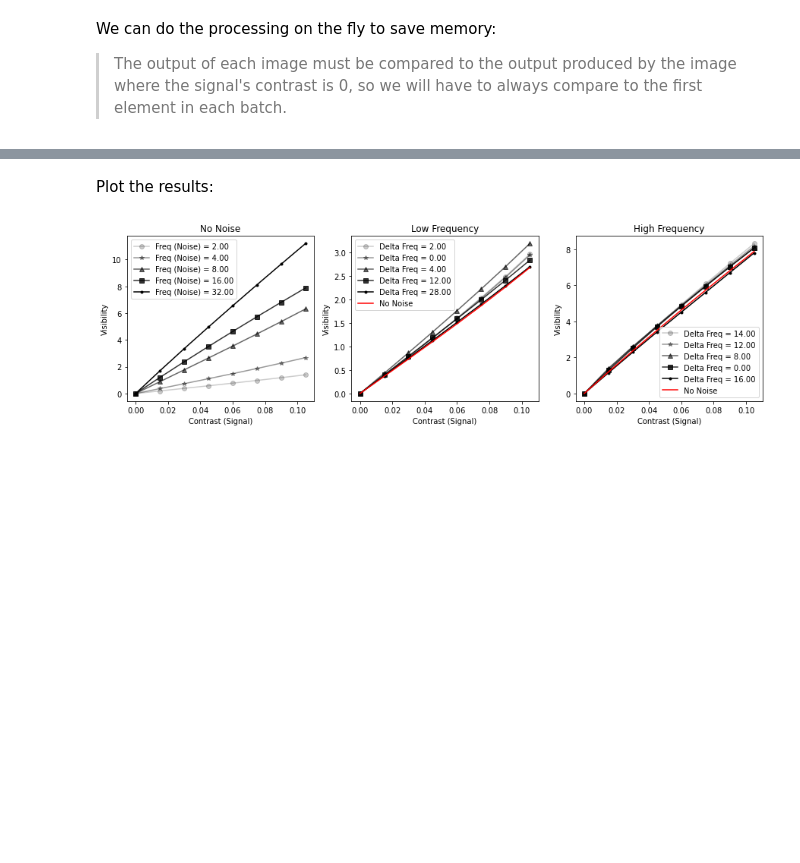
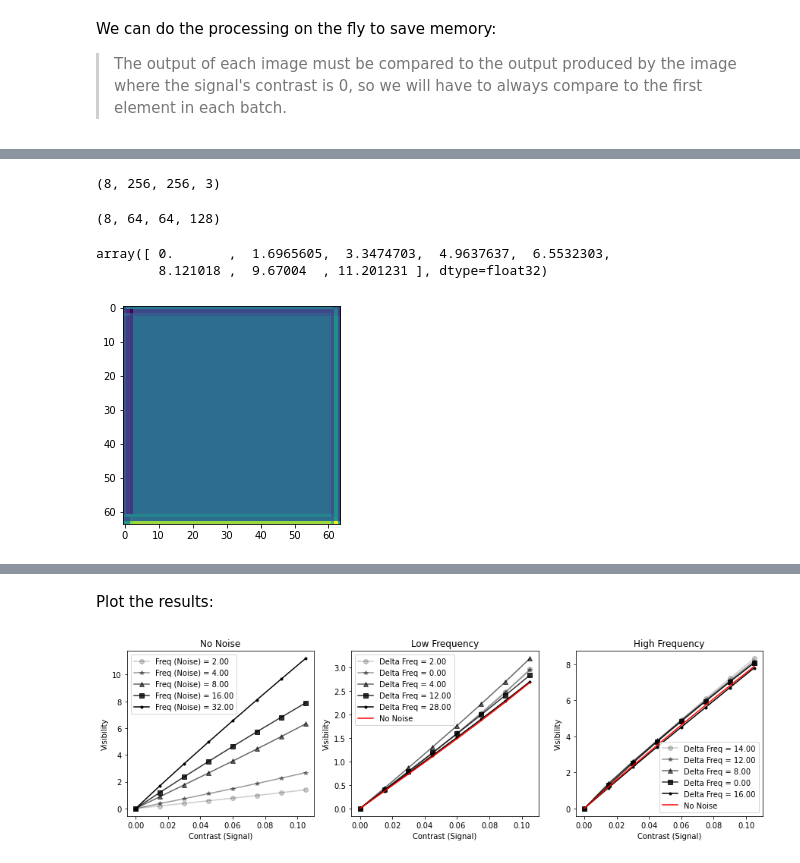
Before and after one commit to Jorgvt/PerceptualTests, a Jupyter notebook: Experiments/masking_II_perceptnet.ipynb, the cells around one changed output, grey strips where cells are left out. Cells and saved outputs as stored; diff of their text form; code cells hidden in the pictures; blank space fills up the shorter version.

```diff
--- a/Experiments/masking_II_perceptnet.ipynb
+++ b/Experiments/masking_II_perceptnet.ipynb
@@ -166,0 +171,12 @@ def plot_results_2(results, color='k'):
+# %%
+for a,b in zip(freqs,gabor_nn):
+    break
+a.shape
+# %% [output]
+(8, 256, 256, 3)
+# %%
+res1 = model.predict(gabor_nn[4])
+# %%
+res1.shape
+# %% [output]
+(8, 64, 64, 128)
@@ -167,3 +186,14 @@ def plot_results_2(results, color='k'):
+# %%
+readouts
+# %% [output]
+array([ 0.       ,  1.6965605,  3.3474703,  4.9637637,  6.5532303,
+        8.121018 ,  9.67004  , 11.201231 ], dtype=float32)
+# %%
+plt.figure()
+plt.imshow(res1[0][:,:,1])
+plt.show()
+# %% [output]
+[figure, added]
 # %%
 results_nn = {}
 for c_noise, batch in zip(freqs, gabor_nn):
```
Also changed, not shown: parts of 4 cells of this notebook, 2 other files.
